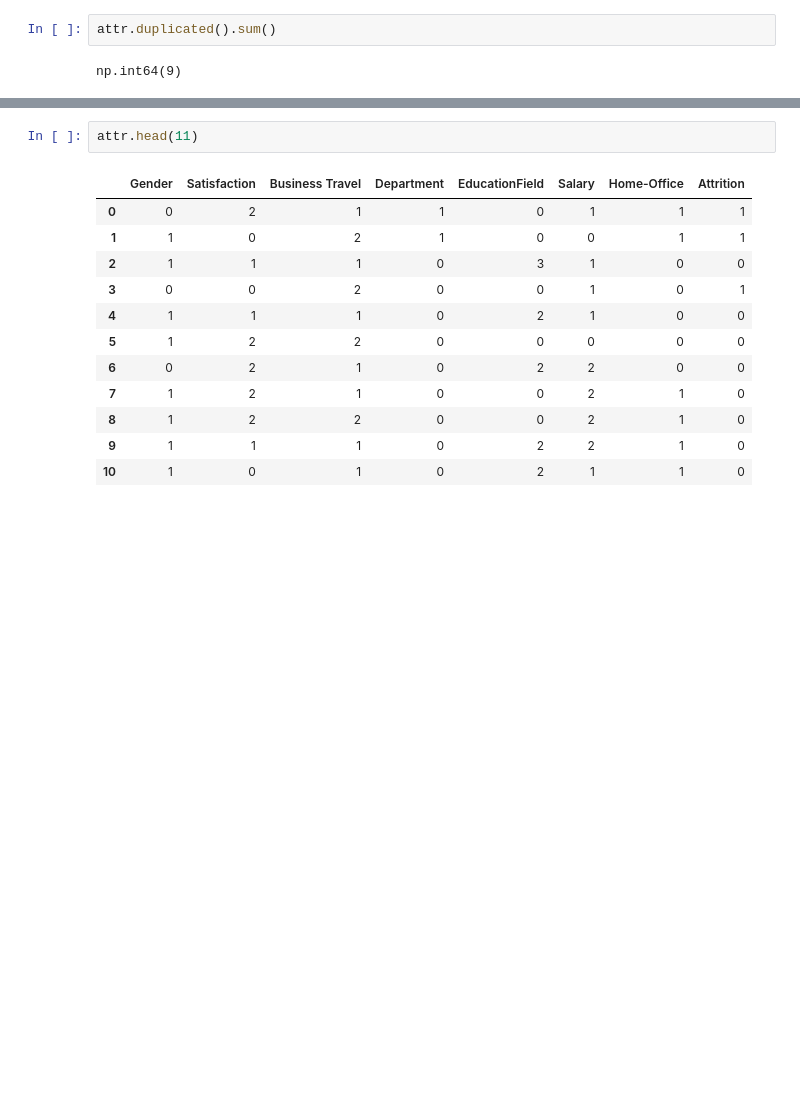
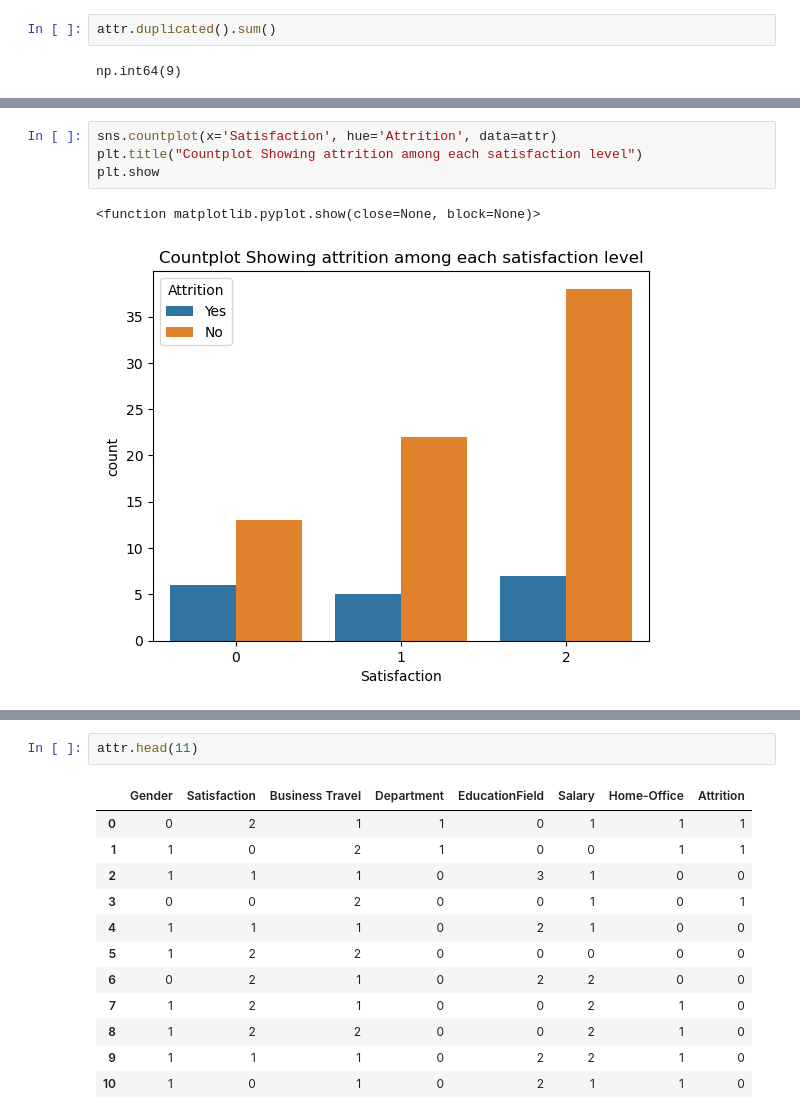
Before and after one commit to Kamsi01/employee-attrition-prediction, a Jupyter notebook: Employee Data Analysis.ipynb, the cells around one changed output, grey strips where cells are left out. Saved outputs shown, nothing was run; the diff lists cells and outputs as text; blank space fills up the shorter version.

```diff
--- a/Employee Data Analysis.ipynb
+++ b/Employee Data Analysis.ipynb
@@ -83,0 +95,7 @@ attr = attr.replace(encodings)
+# %%
+sns.countplot(x='Satisfaction', hue='Attrition', data=attr)
+plt.title("Countplot Showing attrition among each satisfaction level")
+plt.show
+# %% [output]
+<function matplotlib.pyplot.show(close=None, block=None)>
+[figure, added]
```
Also changed, not shown: parts of 16 cells of this notebook.
